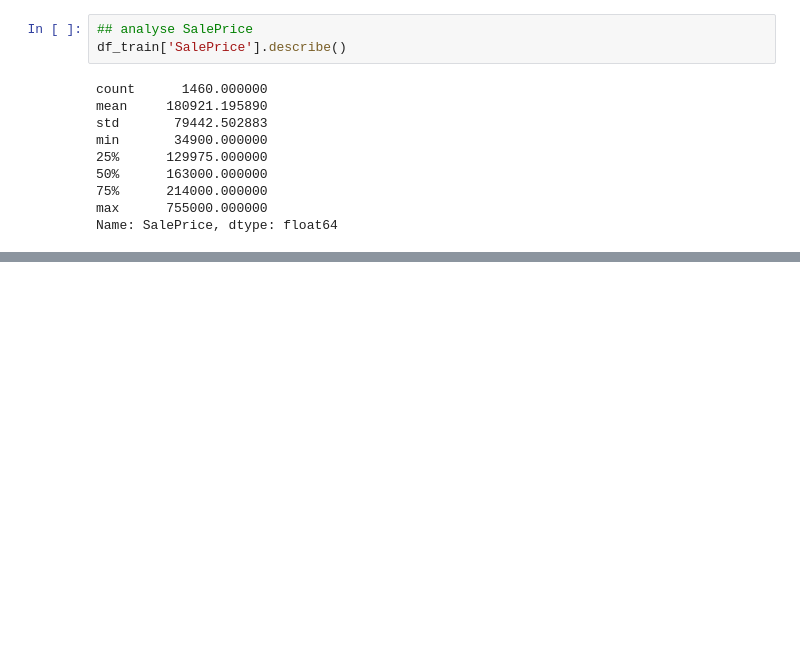
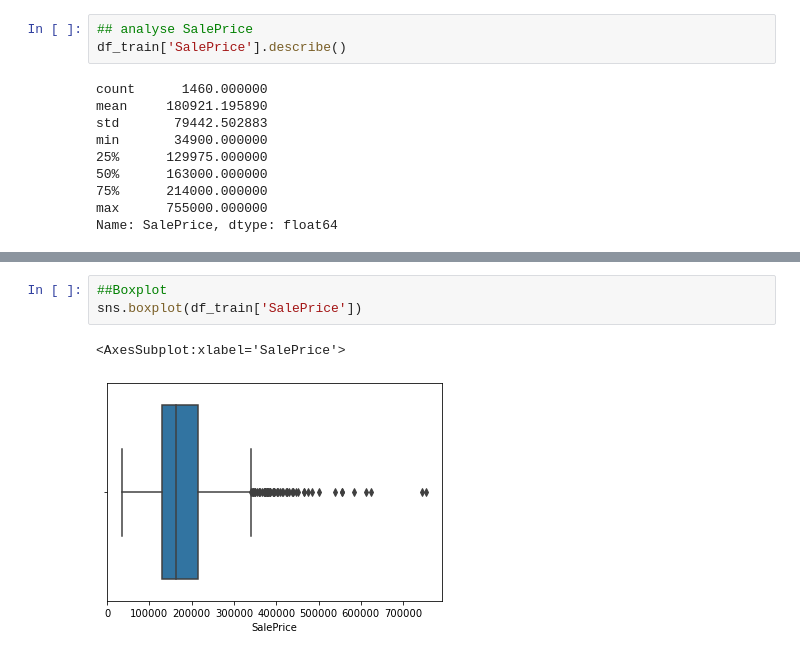
Before and after one commit to doblefilmina/house-prices_advanced-regression-techniques, a Jupyter notebook: comprehensive-data-exploration.ipynb, the cells around one changed output, grey strips where cells are left out. Cells and saved outputs as stored; diff of their text form; blank space fills up the shorter version.

```diff
--- a/comprehensive-data-exploration.ipynb
+++ b/comprehensive-data-exploration.ipynb
@@ -53,0 +60,6 @@ Name: SalePrice, dtype: float64
+# %%
+##Boxplot
+sns.boxplot(df_train['SalePrice'])
+# %% [output]
+<AxesSubplot:xlabel='SalePrice'>
+[figure, added]
```
Also changed, not shown: parts of 14 cells of this notebook, 1 other file.
